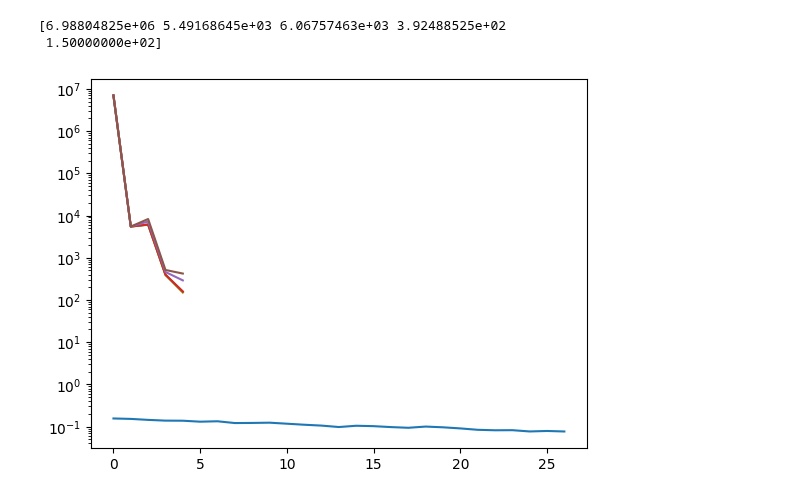
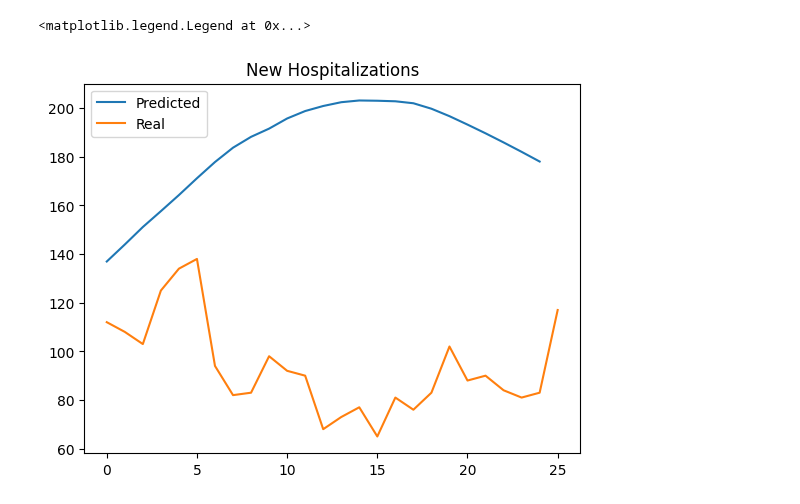
Before and after one commit to atiumcache/PF_forecast, a Jupyter notebook: juptyer notebooks/LSODA_forecasting.ipynb, the cells around one changed output. Drawn from its saved outputs; the diff is of its cells as text; code cells hidden in the pictures.

```diff
--- a/juptyer notebooks/LSODA_forecasting.ipynb
+++ b/juptyer notebooks/LSODA_forecasting.ipynb
@@ -8,10 +8,11 @@ import pandas as pd
 
 predicted_beta = pd.read_csv('../datasets/out_logit-beta_trj_bootp.csv').to_numpy()
 predicted_beta = np.delete(predicted_beta,0,1)
-observations = pd.read_csv('../datasets/AZ_FLU_HOSPITALIZATIONS.csv').to_numpy()
+observations = pd.read_csv('../datasets/FLU_HOSPITALIZATIONS.csv').to_numpy()
 observations = np.delete(observations,0,1)
 estimated_state = pd.read_csv('../datasets/ESTIMATED_HOSP.csv').to_numpy()
 estimated_state = np.delete(estimated_state,0,1)
+
 
 def RHS_H(t,state,param):
     #params has all the parameters – beta, gamma
@@ -23,8 +24,8 @@ def RHS_H(t,state,param):
         new_H = (1/param['D'])*(param['gamma']) * I
 
         '''The state transitions of the ODE model is below'''
-        dS = -param['beta']*(S*I)/N + (1/param['L'])*R
-        dI = param['beta']*S*I/N-(1/param['D'])*I
+        dS = -param['beta'](int(t))*(S*I)/N + (1/param['L'])*R
+        dI = param['beta'](int(t))*S*I/N-(1/param['D'])*I
         dR = (1/param['hosp']) * H + ((1/param['D'])*(1-(param['gamma']))*I)-(1/param['L'])*R
         dH = (1/param['D'])*(param['gamma']) * I - (1/param['hosp']) * H
 
@@ -36,47 +37,47 @@ def Jacobian(t,state,par):
     N = S + I + R + H #compute the total population
     return np.array([[-I*par.beta(int(t))/N,
                         -S*par.beta(int(t))/N,
                         1/par.L,0,0,],
                         [I*par.beta(int(t))/N,
                         S*par.beta(int(t))/N - 1/par.D,0,0,0,],
                         [0,(1 - par.gamma)/par.D,
                         -1/par.L,1/par.hosp,0,],
                         [0,par.gamma/par.D,0,
                         -1/par.hosp,0,],
                         [0,par.gamma/par.D,0,0,0,],])
 
 
 
-plt.plot(predicted_beta[50,:])
+
 def beta(t):
-    return predicted_beta[50,t]
+    return predicted_beta[500,t]
 
-y0 = np.concatenate((estimated_state[60],np.array([150])))
+y0 = np.concatenate((estimated_state[60],observations[60]))
 
-print(y0)
 
-t_span = [0.0,27.0]
+t_span = [0.0,26.0]
 par={
-"beta":0.1,
+"beta":beta,
 "gamma":0.1,
 "eta":0.1,
 "std":10,
-"R":1/10,
 "hosp":15,
 "L":90,
 "D":10}
 sol =  solve_ivp(fun=lambda t,z: RHS_H(t,z,par),
                     jac=lambda t,z:Jacobian(t,z,par),
-                    t_span=(0.0,26.0),
+                    t_span=t_span,
+                    t_eval= np.linspace(0.0,26.0,26),
                     y0=y0,
-                    method='LSODA',
-                    rtol=1e-3,
-                    atol=1e-3)
+                    method='LSODA')
 
-plt.yscale('log')
-for i in range(5):
-    plt.plot(sol.y[:,i])
+
+#plt.plot(observations[0:100])
+
+plt.title('New Hospitalizations')
+plt.plot(np.diff(sol.y[4,:]),label = "Predicted")
+plt.plot(observations[60:86],label = "Real")
+plt.legend()
 # %% [output]
-[6.98804825e+06 5.49168645e+03 6.06757463e+03 3.92488525e+02
- 1.50000000e+02]
+<matplotlib.legend.Legend at 0x...>
-[figure, old version]
+[figure, new version]
```
Also changed, not shown: 15 other files.
